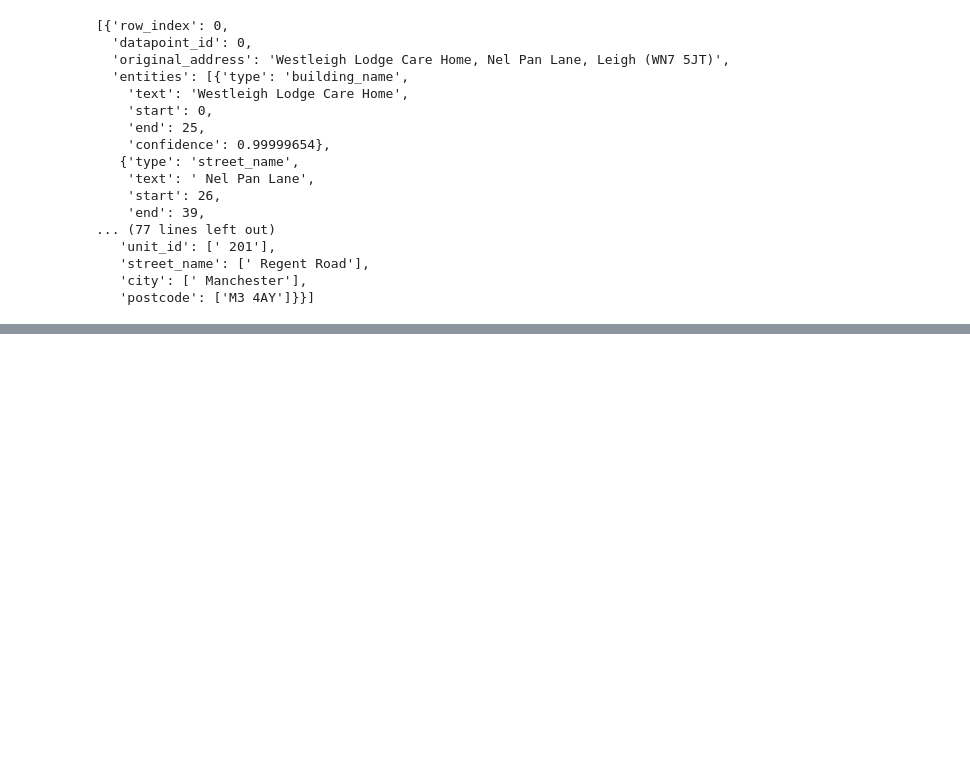
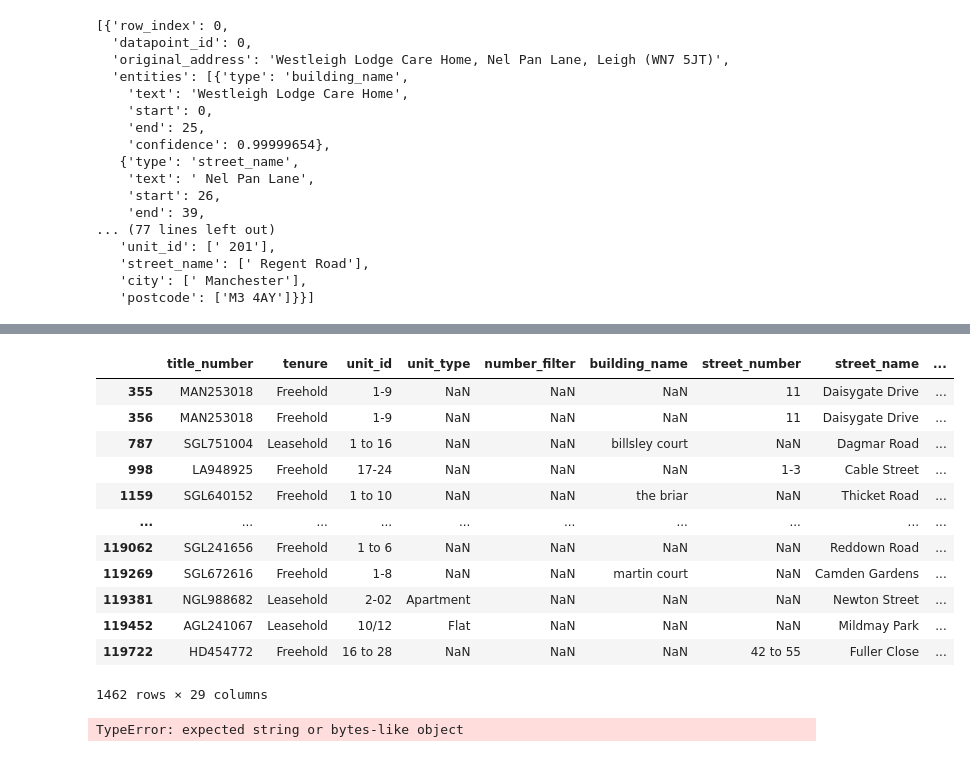
Before and after one commit to JonnoB/enhance_ocod, a Jupyter notebook: notebooks/new_address_parser.ipynb, the cells around one changed output, grey strips where cells are left out. Drawn from its saved outputs; the diff is of its cells as text; code cells hidden in the pictures; blank space fills up the shorter version.

```diff
--- a/notebooks/new_address_parser.ipynb
+++ b/notebooks/new_address_parser.ipynb
@@ -905,0 +1104,31 @@ Parsed Addresses:
+# %%
+from enhance_ocod.labelling.ner_regex import xx_to_yy_regex
+from enhance_ocod.address_parsing import expand_dataframe_numbers
+
+df = classified.copy()
+
+residential_mask = df['class'] == 'residential'
+multi_condition = (df['unit_id'].str.contains(xx_to_yy_regex, na=False) |
+                   (df['unit_id'].isna() & df['street_number'].str.contains(xx_to_yy_regex, na=False)))
+
+df['is_multi'] = np.where(residential_mask & multi_condition, True, False)
+# %%
+df_res.loc[df['is_multi'],:]
+# %% [output]
+|  | title_number | tenure | unit_id | unit_type | number_filter | building_name | street_number | street_name | ... |
+| 355 | MAN253018 | Freehold | 1-9 | NaN | NaN | NaN | 11 | Daisygate Drive | ... |
+| 356 | MAN253018 | Freehold | 1-9 | NaN | NaN | NaN | 11 | Daisygate Drive | ... |
+| 787 | SGL751004 | Leasehold | 1 to 16 | NaN | NaN | billsley court | NaN | Dagmar Road | ... |
+| 998 | LA948925 | Freehold | 17-24 | NaN | NaN | NaN | 1-3 | Cable Street | ... |
+| 1159 | SGL640152 | Freehold | 1 to 10 | NaN | NaN | the briar | NaN | Thicket Road | ... |
+| ... | ... | ... | ... | ... | ... | ... | ... | ... | ... |
+| 119062 | SGL241656 | Freehold | 1 to 6 | NaN | NaN | NaN | NaN | Reddown Road | ... |
+| 119269 | SGL672616 | Freehold | 1-8 | NaN | NaN | martin court | NaN | Camden Gardens | ... |
+| 119381 | NGL988682 | Leasehold | 2-02 | Apartment | NaN | NaN | NaN | Newton Street | ... |
+| 119452 | AGL241067 | Leasehold | 10/12 | Flat | NaN | NaN | NaN | Mildmay Park | ... |
+| 119722 | HD454772 | Freehold | 16 to 28 | NaN | NaN | NaN | 42 to 55 | Fuller Close | ... |
+1462 rows × 29 columns
+# %%
+test = expand_dataframe_numbers(df, column_name = 'unit_id', print_every=1000, min_count=1)
+# %% [output]
+TypeError: expected string or bytes-like object
```
Also changed, not shown: parts of 28 cells of this notebook, 3 other files.
